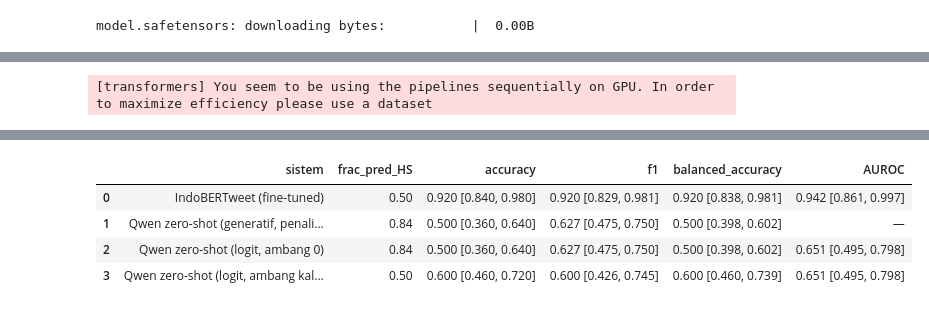
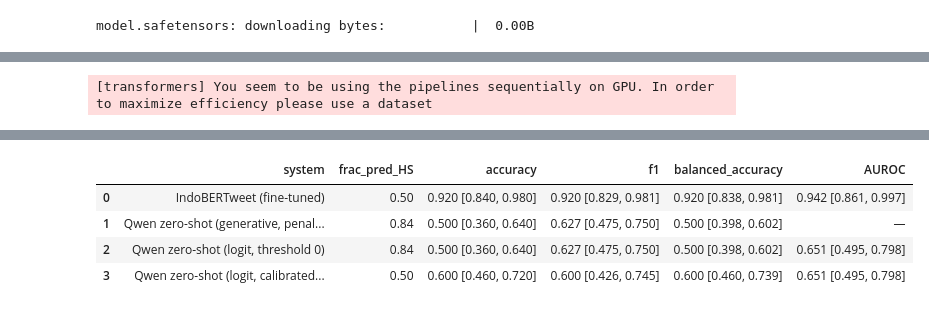
Before and after one commit to michaelrespati/HateGuard_NLP, a Jupyter notebook: source/HateGuard_Training_Final.ipynb, the cells around one changed output, grey strips where cells are left out. Cells and saved outputs as stored; diff of their text form; code cells hidden in the pictures.

```diff
--- a/source/HateGuard_Training_Final.ipynb
+++ b/source/HateGuard_Training_Final.ipynb
@@ -1594,15 +1661,14 @@ Seluruh hasil dilaporkan sebagai bagian dari evaluasi pengaruh normalisasi terha
 # %%
-
-# CELL 9 — ABLASI NORMALISASI SAAT INFERENSI (V0..V3), PAIRED GROUPED BOOTSTRAP
+# CELL 9 — INFERENCE-TIME NORMALIZATION ABLATION (V0..V3), PAIRED GROUPED BOOTSTRAP
 
 ABL_VARIANTS = {
-    "V1 tanpa leksikon 4 bahasa (kamus alay saja)": lambda s: clean_text(s, alay_only_dict),
-    "V2 tanpa kamus (pembersihan saja)":            lambda s: clean_text(s, {}),
-    "V3 huruf kecil saja (tanpa pembersihan)":      lambda s: str(s).lower(),
+    "V1 without the 4-language lexicon (slang dictionary only)": lambda s: clean_text(s, alay_only_dict),
+    "V2 without dictionary (cleaning only)":                  lambda s: clean_text(s, {}),
+    "V3 lowercase only (without cleaning)":                   lambda s: str(s).lower(),
 }
-abl_cols = {"V0 penuh (terdeploy)": "y_pred_binary"}
+abl_cols = {"V0 full (deployed)": "y_pred_binary"}
 for vname, fn in ABL_VARIANTS.items():
-    print(f"⏳ Inferensi varian: {vname}")
+    print(f"⏳ Running inference variant: {vname}")
     texts_v = [fn(s) for s in df_test_eval["Tweet"].tolist()]
     lg_v = core.logits_fp32(texts_v, tokenizer, model, device, CONFIG["max_length"], CONFIG["padding_strategy"], batch_size=LOGIT_BATCH)
     col = "y_pred_" + vname.split()[0]
@@ -1635,8 +1701,8 @@ for sname, d in ABL_SUBSETS.items():
 ablation_norm_df = pd.DataFrame(abl_rows)
 disp = ablation_norm_df.copy()
 disp["F1 [CI95]"] = disp.apply(lambda r: f"{r['f1']:.4f} [{r['f1_lo']:.4f}, {r['f1_hi']:.4f}]", axis=1)
-disp["Δ F1 (V0 − varian) [CI95]"] = disp.apply(lambda r: f"{r['delta_f1_V0_minus_variant']:+.4f} [{r['delta_f1_lo']:+.4f}, {r['delta_f1_hi']:+.4f}]", axis=1)
-print("\n ABLASI NORMALISASI SAAT INFERENSI (bobot beku; 1000 resample grup) ")
-display(disp[["subset", "variant", "n_rows", "n_groups", "F1 [CI95]", "Δ F1 (V0 − varian) [CI95]"]])
+disp["Δ F1 (V0 − variant) [CI95]"] = disp.apply(lambda r: f"{r['delta_f1_V0_minus_variant']:+.4f} [{r['delta_f1_lo']:+.4f}, {r['delta_f1_hi']:+.4f}]", axis=1)
+print("\n INFERENCE-TIME NORMALIZATION ABLATION (frozen weights; 1000 group resamples) ")
+display(disp[["subset", "variant", "n_rows", "n_groups", "F1 [CI95]", "Δ F1 (V0 − variant) [CI95]"]])
 ablation_norm_df.to_csv(os.path.join(RESULTS_DIR, "ablation_inference_normalization.csv"), index=False)
 # %% [output]
@@ -1847,11 +1928,10 @@ Analisis difokuskan pada kemampuan klasifikasi kedua pendekatan berdasarkan metr
 # %%
-
-# CELL 11 — QWEN: ASISTEN DRAFT HITL, KLASIFIKASI ZERO-SHOT (GENERATIF & LOGIT), EVALUASI BERPASANGAN
+# CELL 11 — QWEN: HITL DRAFT ASSISTANT, ZERO-SHOT CLASSIFICATION (GENERATIVE & LOGIT), PAIRED EVALUATION
 
 from transformers import pipeline
 
 LLM_MODEL_ID = CONFIG["llm_checkpoint"]
-print(f"Memuat Generative LLM ({LLM_MODEL_ID}) ...")
+print(f"Loading Generative LLM ({LLM_MODEL_ID}) ...")
 hitl_llm_pipeline = pipeline("text-generation", model=LLM_MODEL_ID,
                              dtype=torch.float16 if torch.cuda.is_available() else torch.float32, device_map="auto")
 llm_tok, llm_model = hitl_llm_pipeline.tokenizer, hitl_llm_pipeline.model
@@ -1859,7 +1939,7 @@ llm_model.eval()
 
 def extract_assistant_text(outputs) -> str:
     if not isinstance(outputs, list) or not outputs or not isinstance(outputs[0], dict):
-        raise ValueError("Format output pipeline LLM tidak dikenal.")
+        raise ValueError("Unrecognized LLM pipeline output format.")
     generated = outputs[0].get("generated_text", "")
     if isinstance(generated, str) and generated.strip():
         return generated.strip()
@@ -1867,9 +1947,9 @@ def extract_assistant_text(outputs) -> str:
         for message in reversed(generated):
             if isinstance(message, dict) and message.get("role") == "assistant" and str(message.get("content", "")).strip():
                 return str(message["content"]).strip()
-    raise ValueError("Output pipeline LLM tidak memuat teks jawaban assistant.")
+    raise ValueError("LLM pipeline output does not contain assistant response text.")
 
-#  A. Asisten draft HITL (peran Qwen pada sistem; tidak dievaluasi kuantitatif)
+# A. HITL draft assistant (Qwen's role in the system; prompted in Indonesian as documented in the paper)
 def generate_hitl_llm_analysis(raw_text: str, clean_txt: str, p_hs: float) -> dict:
     system_prompt = ("Anda adalah Asisten Moderator AI (Draft Suggestion) untuk teks bahasa Indonesia, Inggris Gaul, Jawa, dan Sunda. "
                      "Analisis komentar yang terindikasi Hate Speech berikut dan berikan output HANYA dalam JSON valid dengan kunci: "
@@ -1887,14 +1967,14 @@ def generate_hitl_llm_analysis(raw_text: str, clean_txt: str, p_hs: float) -> di
             rs, rw = parsed.get("reasoning"), parsed.get("rewritten_polite")
             if isinstance(rs, str) and rs.strip() and isinstance(rw, str) and rw.strip():
                 return {"reasoning": rs.strip(), "rewritten_polite": rw.strip(), "is_fallback": False}
-        return {"reasoning": f"[Fallback] JSON tidak valid. Output: {gen_txt[:300]}",
+        return {"reasoning": f"[Fallback] Invalid JSON. Output: {gen_txt[:300]}",
                 "rewritten_polite": core.censor_sensitive_words(raw_text, LEXICON_SENSITIF_4_BAHASA), "is_fallback": True}
     except Exception as e:
         return {"reasoning": f"[Fallback] {type(e).__name__}: {e}",
                 "rewritten_polite": core.censor_sensitive_words(raw_text, LEXICON_SENSITIF_4_BAHASA), "is_fallback": True}
 
 def predict_one(raw_text: str) -> dict:
-    """Jalur inferensi satu teks = jalur App (core.logits_fp32)."""
+    """Single-text inference path = App path (core.logits_fp32)."""
     cleaned = clean_text(raw_text)
     p = float(core.softmax_hs(core.logits_fp32([cleaned], tokenizer, model, device, CONFIG["max_length"], CONFIG["padding_strategy"]))[0])
     return {"text_clean": cleaned, "p_hate_speech": p, "level": core.prob_to_level(p, thr)}
@@ -1909,10 +1989,10 @@ for s in ["sia teh belegug, bagong sia teh", "Woy omonganmu metu konteks terus w
     HITL_DEMO.append(entry)
 with open(os.path.join(RESULTS_DIR, "hitl_demo_examples.json"), "w", encoding="utf-8") as f:
     json.dump(HITL_DEMO, f, indent=2, ensure_ascii=False)
-print("Contoh draft HITL (ilustratif, kualitas draft TIDAK dievaluasi):")
+print("HITL draft examples (illustrative; draft quality is NOT evaluated):")
 print(json.dumps(HITL_DEMO, indent=2, ensure_ascii=False)[:1800])
 
-# B. Klasifikasi zero-shot: jalur generatif (lama) & jalur logit (baru)
+# B. Zero-shot classification: generative path (legacy) & logit path (new)
 def zs_prompt(text: str) -> str:
     return ("Anda adalah sistem deteksi ujaran kebencian (Hate Speech) media sosial Indonesia. "
             "Tentukan apakah komentar berikut termasuk ujaran kebencian (HATE_SPEECH) "
@@ -1922,7 +2002,7 @@ def zs_prompt(text: str) -> str:
             "Jawab HANYA dengan satu label: HATE_SPEECH atau NON_HATE_SPEECH.")
 
 def zero_shot_llm_classify(text: str) -> tuple:
-    """Jalur generatif (replikasi revisi lama): (pred, parse_valid, raw_answer); jawaban ambigu = tidak valid."""
+    """Generative path (replication of the previous revision): (pred, parse_valid, raw_answer); ambiguous answers = invalid."""
     try:
         out = hitl_llm_pipeline([{"role": "user", "content": zs_prompt(text)}], max_new_tokens=12, do_sample=False,
                                 temperature=None, top_p=None, return_full_text=False)
@@ -1938,24 +2018,24 @@ def zero_shot_llm_classify(text: str) -> tuple:
 
 ID_HS = llm_tok.encode("HATE_SPEECH", add_special_tokens=False)[0]
 ID_NON = llm_tok.encode("NON_HATE_SPEECH", add_special_tokens=False)[0]
-assert ID_HS != ID_NON, "Token pertama label identik — skor logit tidak valid."
+assert ID_HS != ID_NON, "The first label tokens are identical — logit scores are invalid."
 
 def llm_logit_score(text: str) -> float:
-    """Skor = logit(token pertama HATE_SPEECH) − logit(token pertama NON_HATE_SPEECH) pada posisi jawaban asisten."""
+    """Score = logit(first HATE_SPEECH token) − logit(first NON_HATE_SPEECH token) at the assistant answer position."""
     prompt = llm_tok.apply_chat_template([{"role": "user", "content": zs_prompt(text)}], tokenize=False, add_generation_prompt=True)
     enc = llm_tok(prompt, return_tensors="pt").to(next(llm_model.parameters()).device)
     with torch.no_grad():
         lg = llm_model(**enc).logits[0, -1].float()
     return float(lg[ID_HS] - lg[ID_NON])
 
-# C. Penarikan sampel independen & seimbang (logika sampling identik dengan revisi lama)
+# C. Independent & balanced sampling (sampling logic identical to the previous revision)
 def select_independent_balanced_sample(df_source: pd.DataFrame, sample_size: int, seed: int) -> pd.DataFrame:
     if not isinstance(sample_size, int) or sample_size < 2:
-        raise ValueError("sample_size harus integer >= 2.")
+        raise ValueError("sample_size must be an integer >= 2.")
     pool = df_source.copy()
     pool["is_orig_priority"] = pool["source_domain"].isin(ORIG_DOMAINS).astype(int)
     pool = pool.sample(frac=1.0, random_state=seed).sort_values(by="is_orig_priority", ascending=False, kind="mergesort")
-    uniq = pool.drop_duplicates(subset=["group_id"], keep="first").reset_index(drop=True)   # 1 teks per group_id
+    uniq = pool.drop_duplicates(subset=["group_id"], keep="first").reset_index(drop=True)   # 1 text per group_id
     n0 = sample_size // 2; n1 = sample_size - n0
     def take(df_cls, n_target, rs):
         orig_c, aug_c = df_cls[df_cls["is_orig_priority"] == 1], df_cls[df_cls["is_orig_priority"] == 0]
@@ -1963,17 +2043,17 @@ def select_independent_balanced_sample(df_source: pd.DataFrame, sample_size: int
             return orig_c.sample(n=n_target, random_state=rs)
         need = n_target - len(orig_c)
         if len(aug_c) < need:
-            raise ValueError(f"Group unik tidak cukup: diminta {n_target}, tersedia {len(df_cls)}.")
+            raise ValueError(f"Insufficient unique groups: requested {n_target}, available {len(df_cls)}.")
         return pd.concat([orig_c, aug_c.sample(n=need, random_state=rs)], ignore_index=True)
     c0, c1 = uniq[uniq["y_true"] == 0], uniq[uniq["y_true"] == 1]
     if len(c0) < n0 or len(c1) < n1:
-        raise ValueError(f"Group independen tidak cukup untuk N={sample_size}: kelas0={len(c0)}, kelas1={len(c1)}.")
+        raise ValueError(f"Insufficient independent groups for N={sample_size}: class0={len(c0)}, class1={len(c1)}.")
     out = pd.concat([take(c0, n0, seed), take(c1, n1, seed + 1)], ignore_index=True).sample(frac=1.0, random_state=seed).reset_index(drop=True)
-    assert len(out) == sample_size and out["group_id"].nunique() == sample_size, "FATAL: sampel tidak independen/ukuran salah."
+    assert len(out) == sample_size and out["group_id"].nunique() == sample_size, "FATAL: sample is not independent or has an incorrect size."
     return out
 
 def choose_threshold_balanced_acc(y, s):
-    """Ambang skor LLM yang memaksimalkan balanced accuracy — DIPILIH pada sampel validation, bukan test."""
+    """LLM score threshold that maximizes balanced accuracy — SELECTED on the validation sample, not the test set."""
     u = np.sort(np.unique(s))
     cands = np.r_[u[0] - 1e-6, (u[:-1] + u[1:]) / 2.0, u[-1] + 1e-6]
     best_t, best_ba = 0.0, -1.0
@@ -1984,17 +2064,17 @@ def choose_threshold_balanced_acc(y, s):
             best_ba, best_t = (tpr + tnr) / 2, float(t)
     return best_t, float(best_ba)
 
-# D. Kalibrasi ambang Qwen pada sampel VALIDATION terpisah
+# D. Qwen threshold calibration on a separate VALIDATION sample
 df_calib = select_independent_balanced_sample(df_val_eval, EVAL_CONFIG["llm_calib_n"], CONFIG["seed"] + 7)
 df_calib["llm_score"] = [llm_logit_score(t) for t in df_calib["Tweet"]]
 LLM_THRESHOLD, _ba_cal = choose_threshold_balanced_acc(df_calib["y_true"].to_numpy(), df_calib["llm_score"].to_numpy())
 LLM_CALIB = {"n": int(len(df_calib)), "threshold": LLM_THRESHOLD, "balanced_acc_on_calibration_sample": _ba_cal,
              "auroc_on_calibration_sample": float(roc_auc_score(df_calib["y_true"], df_calib["llm_score"])),
              "disjoint_from_test": bool(not (set(df_calib["group_id"]) & set(df_test_eval["group_id"])))}
-assert LLM_CALIB["disjoint_from_test"], "FATAL: sampel kalibrasi beririsan dengan test!"
-print("Kalibrasi ambang Qwen (validation):", json.dumps(LLM_CALIB, indent=2))
+assert LLM_CALIB["disjoint_from_test"], "FATAL: calibration sample overlaps with the test set!"
+print("Qwen threshold calibration (validation):", json.dumps(LLM_CALIB, indent=2))
 
-# E. Evaluasi berpasangan
+# E. Paired evaluation
 def run_paired_evaluation(df_source, n, seed, tag, file_stub):
     df_p = select_independent_balanced_sample(df_source, n, seed)
     gen = [zero_shot_llm_classify(t) for t in df_p["Tweet"]]
@@ -2008,9 +2088,9 @@ def run_paired_evaluation(df_source, n, seed, tag, file_stub):
 
     y, g = df_p["y_true"].to_numpy(), df_p["group_id"].to_numpy()
     systems = {"IndoBERTweet (fine-tuned)": (df_p["y_pred_binary"].to_numpy(), df_p["p_hate_speech"].to_numpy()),
-               "Qwen zero-shot (generatif, penalized)": (df_p["y_pred_llm_gen_penalized"].to_numpy(), None),
-               "Qwen zero-shot (logit, ambang 0)": (df_p["y_pred_llm_logit_argmax"].to_numpy(), df_p["llm_score"].to_numpy()),
-               "Qwen zero-shot (logit, ambang kalibrasi val)": (df_p["y_pred_llm_logit_calibrated"].to_numpy(), df_p["llm_score"].to_numpy())}
+               "Qwen zero-shot (generative, penalized)": (df_p["y_pred_llm_gen_penalized"].to_numpy(), None),
+               "Qwen zero-shot (logit, threshold 0)": (df_p["y_pred_llm_logit_argmax"].to_numpy(), df_p["llm_score"].to_numpy()),
+               "Qwen zero-shot (logit, calibrated validation threshold)": (df_p["y_pred_llm_logit_calibrated"].to_numpy(), df_p["llm_score"].to_numpy())}
     summ = {"tag": tag, "n": int(n), "n_unique_groups": int(df_p["group_id"].nunique()),
             "n_original_texts": int(df_p["is_orig_priority"].sum()),
             "domain_composition": df_p["source_domain"].value_counts().to_dict(),
@@ -2037,25 +2117,25 @@ def run_paired_evaluation(df_source, n, seed, tag, file_stub):
         json.dump(summ, f, indent=2)
     return summ, df_p
 
-print("⏳ Evaluasi berpasangan LEGACY N=%d ..." % CONFIG["paired_eval_sample_size"])
+print("⏳ Running LEGACY paired evaluation N=%d ..." % CONFIG["paired_eval_sample_size"])
 paired_legacy, df_paired_legacy = run_paired_evaluation(df_test_eval, CONFIG["paired_eval_sample_size"], CONFIG["seed"], "legacy_n50", "paired_evaluation")
-print("⏳ Evaluasi berpasangan PRIMER N=%d ..." % EVAL_CONFIG["paired_primary_n"])
+print("⏳ Running PRIMARY paired evaluation N=%d ..." % EVAL_CONFIG["paired_primary_n"])
 paired_primary, df_paired_primary = run_paired_evaluation(df_test_eval, EVAL_CONFIG["paired_primary_n"], CONFIG["seed"], "primary_n400", "paired_evaluation_primary")
 
 def show_paired(summ):
     rows = []
     for name, e in summ["systems"].items():
-        r = {"sistem": name, "frac_pred_HS": round(e["frac_pred_hs"], 3)}
+        r = {"system": name, "frac_pred_HS": round(e["frac_pred_hs"], 3)}
         for k in ["accuracy", "f1", "balanced_accuracy"]:
             r[k] = f"{e[k]['point']:.3f} [{e[k]['lo']:.3f}, {e[k]['hi']:.3f}]"
         r["AUROC"] = f"{e['auroc']['point']:.3f} [{e['auroc']['lo']:.3f}, {e['auroc']['hi']:.3f}]" if "auroc" in e else "—"
         rows.append(r)
-    print(f"\n {summ['tag']}: N={summ['n']} ({summ['n_unique_groups']} grup unik; {summ['n_original_texts']} teks original; "
-          f"gagal-parse generatif={summ['n_parse_failed_generative']}); komposisi: {summ['domain_composition']} ")
+    print(f"\n {summ['tag']}: N={summ['n']} ({summ['n_unique_groups']} unique groups; {summ['n_original_texts']} original texts; "
+          f"generative parse failures={summ['n_parse_failed_generative']}); composition: {summ['domain_composition']} ")
     display(pd.DataFrame(rows))
     for name, v in summ["vs_indobertweet"].items():
         d = v["delta_accuracy"]
-        print(f"  vs {name}: McNemar eksak b={v['mcnemar_exact']['b_A_only_correct']}, c={v['mcnemar_exact']['c_B_only_correct']}, "
+        print(f"  vs {name}: exact McNemar b={v['mcnemar_exact']['b_A_only_correct']}, c={v['mcnemar_exact']['c_B_only_correct']}, "
               f"p={v['p_value_formatted']} | Δacc(IndoBERTweet−Qwen)={d['delta_point']:+.3f} [{d['lo']:+.3f}, {d['hi']:+.3f}]")
 show_paired(paired_legacy)
 show_paired(paired_primary)
@@ -2086,5 +2166,5 @@ Contoh draft HITL (ilustratif, kualitas draft TIDAK dievaluasi):
-|  | sistem | frac_pred_HS | accuracy | f1 | balanced_accuracy | AUROC |
+|  | system | frac_pred_HS | accuracy | f1 | balanced_accuracy | AUROC |
 | 0 | IndoBERTweet (fine-tuned) | 0.50 | 0.920 [0.840, 0.980] | 0.920 [0.829, 0.981] | 0.920 [0.838, 0.981] | 0.942 [0.861, 0.997] |
-| 1 | Qwen zero-shot (generatif, penali... | 0.84 | 0.500 [0.360, 0.640] | 0.627 [0.475, 0.750] | 0.500 [0.398, 0.602] | — |
-| 2 | Qwen zero-shot (logit, ambang 0) | 0.84 | 0.500 [0.360, 0.640] | 0.627 [0.475, 0.750] | 0.500 [0.398, 0.602] | 0.651 [0.495, 0.798] |
-| 3 | Qwen zero-shot (logit, ambang kal... | 0.50 | 0.600 [0.460, 0.720] | 0.600 [0.426, 0.745] | 0.600 [0.460, 0.739] | 0.651 [0.495, 0.798] |
+| 1 | Qwen zero-shot (generative, penal... | 0.84 | 0.500 [0.360, 0.640] | 0.627 [0.475, 0.750] | 0.500 [0.398, 0.602] | — |
+| 2 | Qwen zero-shot (logit, threshold 0) | 0.84 | 0.500 [0.360, 0.640] | 0.627 [0.475, 0.750] | 0.500 [0.398, 0.602] | 0.651 [0.495, 0.798] |
+| 3 | Qwen zero-shot (logit, calibrated... | 0.50 | 0.600 [0.460, 0.720] | 0.600 [0.426, 0.745] | 0.600 [0.460, 0.739] | 0.651 [0.495, 0.798] |
```
Also changed, not shown: parts of 27 cells of this notebook, 1 other file.
